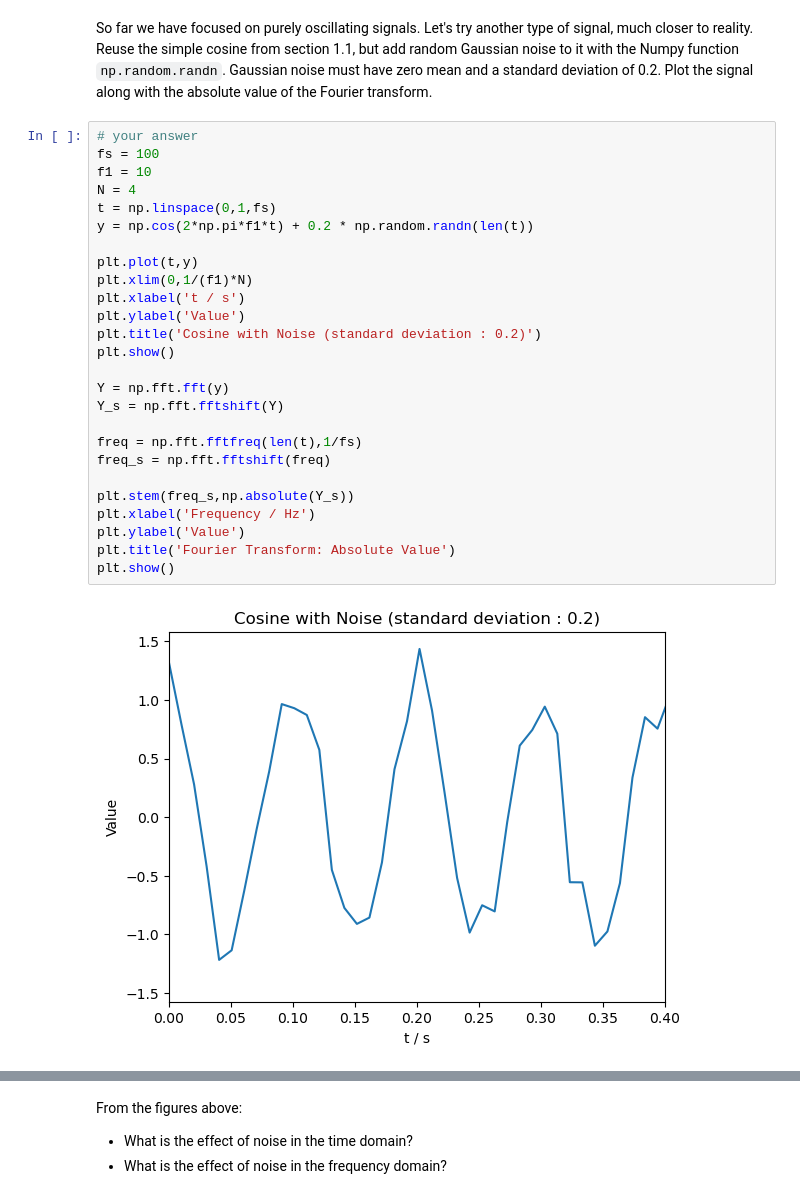
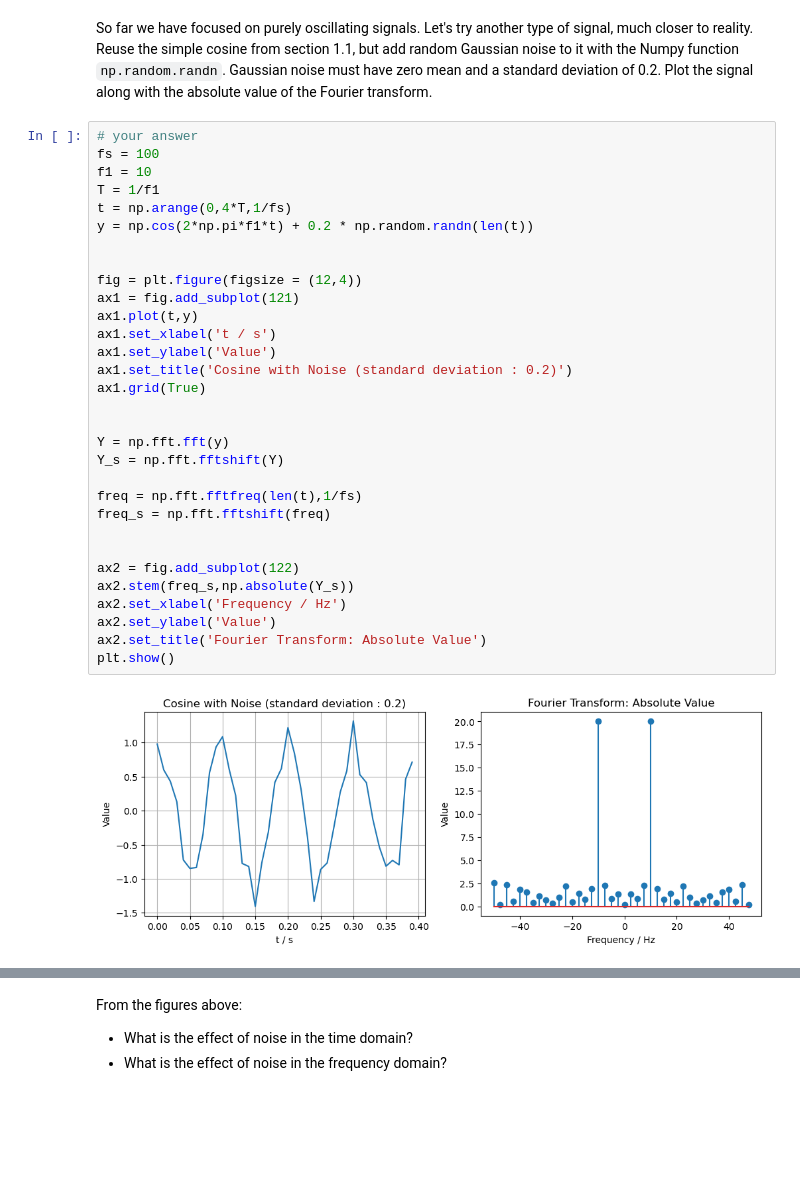
Before and after one commit to LWYohann/Fundamental_of_EE_lab, a Jupyter notebook: Fundamental_lab1_WENYU LIU.ipynb, the cells around one changed output, grey strips where cells are left out. Cells and saved outputs as stored; diff of their text form; blank space fills up the shorter version.

```diff
--- a/Fundamental_lab1_WENYU LIU.ipynb
+++ b/Fundamental_lab1_WENYU LIU.ipynb
@@ -185,28 +203,33 @@ So far we have focused on purely oscillating signals. Let's try another type of
 # %%
 # your answer
 fs = 100
 f1 = 10
-N = 4
-t = np.linspace(0,1,fs)
+T = 1/f1
+t = np.arange(0,4*T,1/fs)
 y = np.cos(2*np.pi*f1*t) + 0.2 * np.random.randn(len(t))
 
-plt.plot(t,y)
-plt.xlim(0,1/(f1)*N)
-plt.xlabel('t / s')
-plt.ylabel('Value')
-plt.title('Cosine with Noise (standard deviation : 0.2)')
-plt.show()
+
+fig = plt.figure(figsize = (12,4))
+ax1 = fig.add_subplot(121)
+ax1.plot(t,y)
+ax1.set_xlabel('t / s')
+ax1.set_ylabel('Value')
+ax1.set_title('Cosine with Noise (standard deviation : 0.2)')
+ax1.grid(True)
+
 
 Y = np.fft.fft(y)
 Y_s = np.fft.fftshift(Y)
 
 freq = np.fft.fftfreq(len(t),1/fs)
 freq_s = np.fft.fftshift(freq)
 
-plt.stem(freq_s,np.absolute(Y_s))
-plt.xlabel('Frequency / Hz')
-plt.ylabel('Value')
-plt.title('Fourier Transform: Absolute Value')
+
+ax2 = fig.add_subplot(122)
+ax2.stem(freq_s,np.absolute(Y_s))
+ax2.set_xlabel('Frequency / Hz')
+ax2.set_ylabel('Value')
+ax2.set_title('Fourier Transform: Absolute Value')
 plt.show()
 # %% [output]
-[figure, old version]
+[figure, new version]
```
Also changed, not shown: parts of 18 cells of this notebook.
